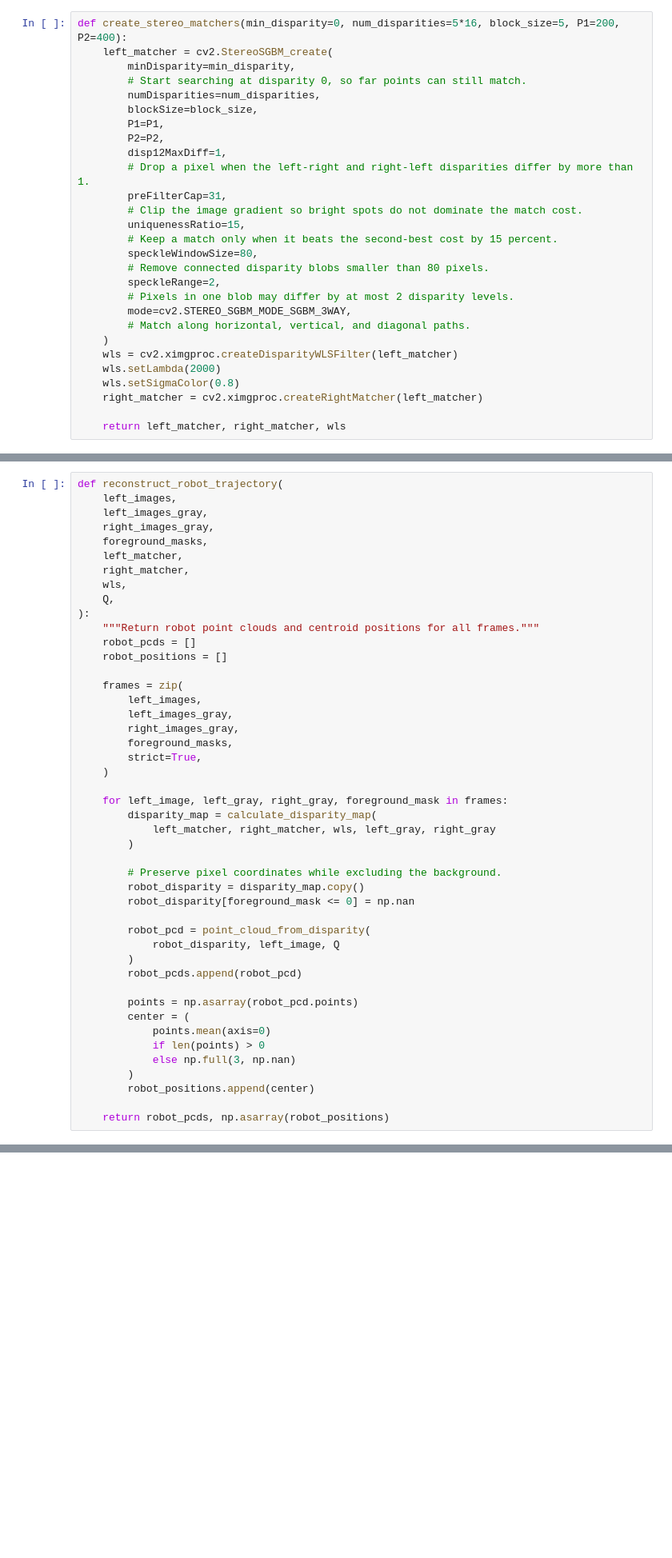
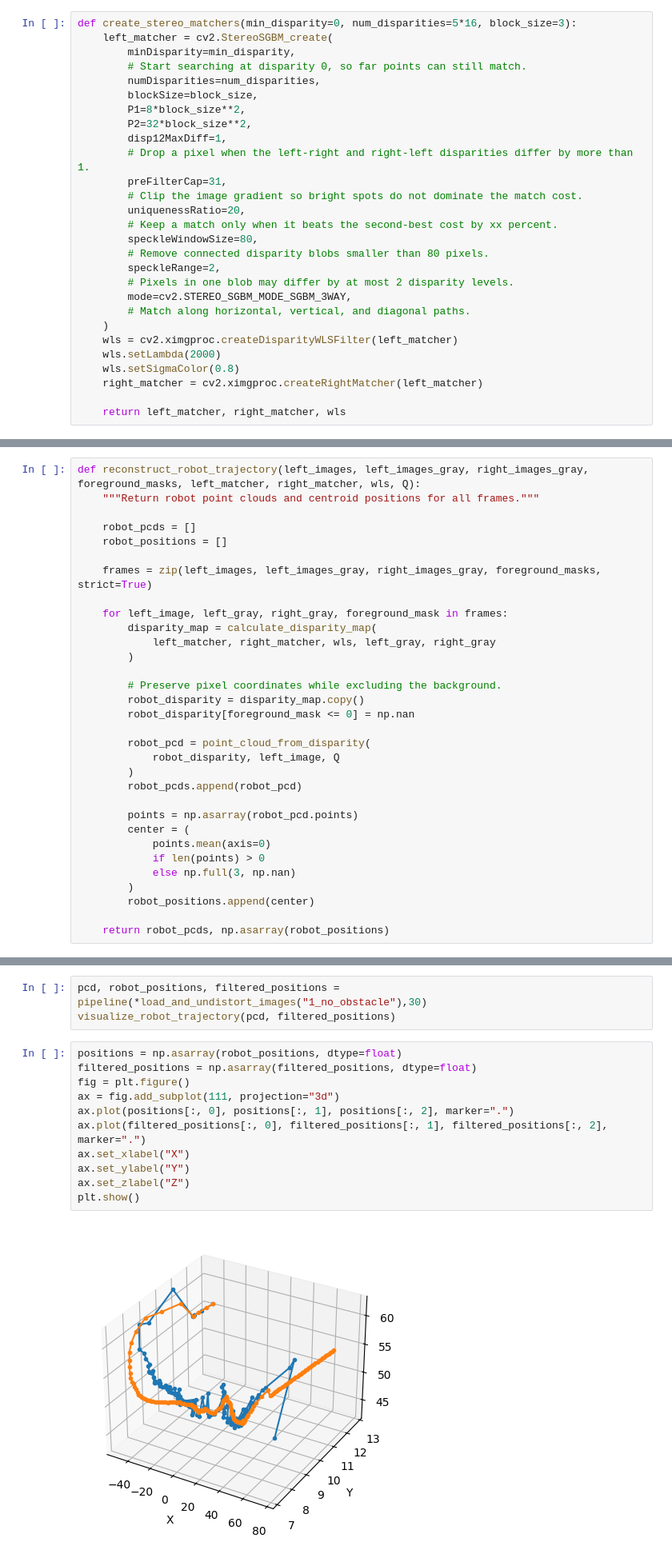
Before and after one commit to NepyouDTU/-34759-Perception-for-autonomous-systems, a Jupyter notebook: Nicolai.ipynb, the cells around one changed output, grey strips where cells are left out. Shown at 80% size. Cells and saved outputs as stored; diff of their text form; blank space fills up the shorter version.

```diff
--- a/Nicolai.ipynb
+++ b/Nicolai.ipynb
@@ -20,20 +15,20 @@ plt.imshow(left_images[0])
 # %% [markdown]
 ### Disparity maps:
 # %%
-def create_stereo_matchers(min_disparity=0, num_disparities=5*16, block_size=5, P1=200, P2=400):
+def create_stereo_matchers(min_disparity=0, num_disparities=5*16, block_size=3):
     left_matcher = cv2.StereoSGBM_create(
         minDisparity=min_disparity,
         # Start searching at disparity 0, so far points can still match.
         numDisparities=num_disparities,
         blockSize=block_size,
-        P1=P1,
-        P2=P2,
+        P1=8*block_size**2,
+        P2=32*block_size**2,
         disp12MaxDiff=1,
         # Drop a pixel when the left-right and right-left disparities differ by more than 1.
         preFilterCap=31,
         # Clip the image gradient so bright spots do not dominate the match cost.
-        uniquenessRatio=15,
-        # Keep a match only when it beats the second-best cost by 15 percent.
+        uniquenessRatio=20,
+        # Keep a match only when it beats the second-best cost by xx percent.
         speckleWindowSize=80,
         # Remove connected disparity blobs smaller than 80 pixels.
         speckleRange=2,
@@ -80,26 +86,12 @@ def point_cloud_from_disparity(disparity_map, left_image, Q, min_disparity=0, ):
     return pcd
 # %%
-def reconstruct_robot_trajectory(
-    left_images,
-    left_images_gray,
-    right_images_gray,
-    foreground_masks,
-    left_matcher,
-    right_matcher,
-    wls,
-    Q,
-):
+def reconstruct_robot_trajectory(left_images, left_images_gray, right_images_gray, foreground_masks, left_matcher, right_matcher, wls, Q):
     """Return robot point clouds and centroid positions for all frames."""
+
     robot_pcds = []
     robot_positions = []
 
-    frames = zip(
-        left_images,
-        left_images_gray,
-        right_images_gray,
-        foreground_masks,
-        strict=True,
-    )
+    frames = zip(left_images, left_images_gray, right_images_gray, foreground_masks, strict=True)
 
     for left_image, left_gray, right_gray, foreground_mask in frames:
         disparity_map = calculate_disparity_map(
@@ -189,0 +260,16 @@ visualize_robot_trajectory(scene_pcd, robot_positions)
+# %%
+pcd, robot_positions, filtered_positions = pipeline(*load_and_undistort_images("1_no_obstacle"),30)
+visualize_robot_trajectory(pcd, filtered_positions)
+# %%
+positions = np.asarray(robot_positions, dtype=float)
+filtered_positions = np.asarray(filtered_positions, dtype=float)
+fig = plt.figure()
+ax = fig.add_subplot(111, projection="3d")
+ax.plot(positions[:, 0], positions[:, 1], positions[:, 2], marker=".")
+ax.plot(filtered_positions[:, 0], filtered_positions[:, 1], filtered_positions[:, 2], marker=".")
+ax.set_xlabel("X")
+ax.set_ylabel("Y")
+ax.set_zlabel("Z")
+plt.show()
+# %% [output]
+[figure, added]
```
Also changed, not shown: parts of 12 cells of this notebook, 1 other file.
